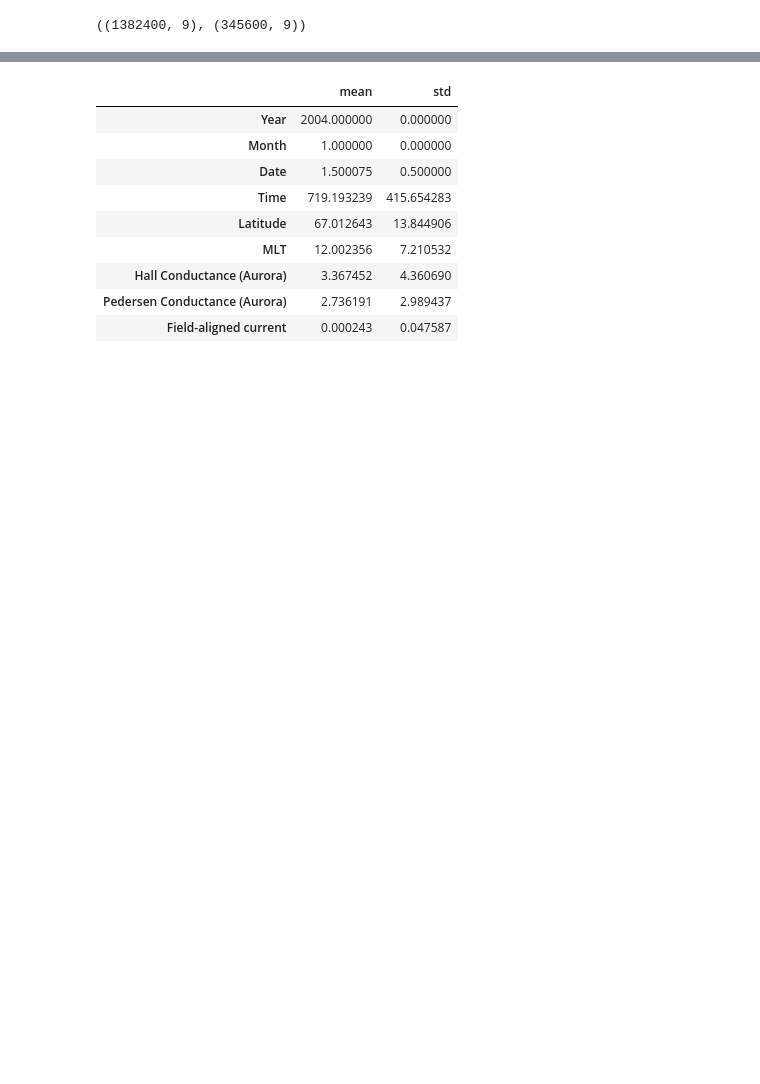
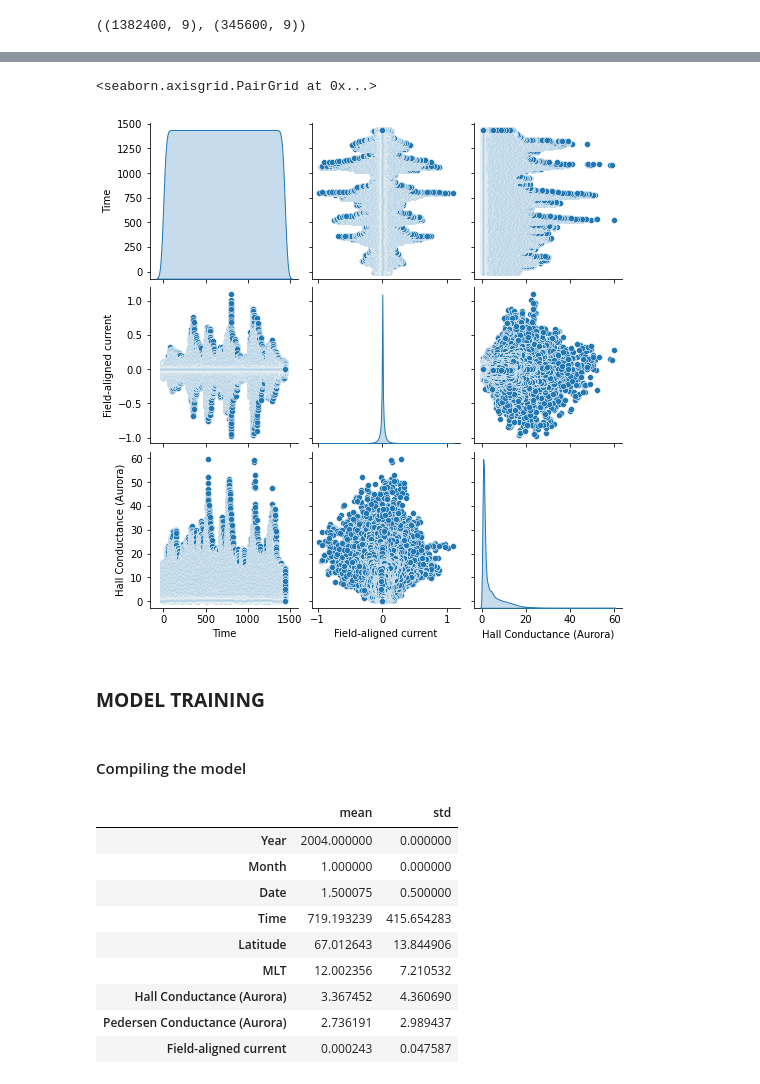
Before and after one commit to sukumarh/Helio-Learning, a Jupyter notebook: Notebook.ipynb, the cells around one changed output, grey strips where cells are left out. Drawn from its saved outputs; the diff is of its cells as text; code cells hidden in the pictures; blank space fills up the shorter version.

Commit message:
Refactored code for visualization & DL

```diff
--- a/Notebook.ipynb
+++ b/Notebook.ipynb
@@ -139,7 +129,7 @@ def read_dataset(year, month, date, file_name):
         year, month, date = int(year), int(month), int(date)
 
         row_num = -1
-        p = a['time'].shape[0] // 5
+        p = a['time'].shape[0] // 10
         for time_ in range(a['time'].shape[0]):
             if time_ % p == 0:
                 print('.', end='')
@@ -239,0 +226,7 @@ train.shape, test.shape
+# %%
+first_row_detail = data_df.iloc[0].Year, data_df.iloc[0].Month, data_df.iloc[0].Date
+# %%
+first_date_df = data_df[(data_df['Year'] == first_row_detail[0]) &
+                        (data_df['Month'] == first_row_detail[1]) &
+                        (data_df['Date'] == first_row_detail[2])]
+first_date_df
@@ -239,0 +249,5 @@ train.shape, test.shape
+# %%
+sns.pairplot(first_date_df[['Time', 'Field-aligned current', 'Hall Conductance (Aurora)']], diag_kind='kde')
+# %% [output]
+<seaborn.axisgrid.PairGrid at 0x...>
+[figure, added]
@@ -239,0 +256,2 @@ train.shape, test.shape
+# %% [markdown]
+### __MODEL TRAINING__
@@ -240,3 +269,5 @@ train.shape, test.shape
+# %% [markdown]
+#### Compiling the model
 # %%
 train.describe().transpose()[['mean', 'std']]
 # %% [output]
```
Also changed, not shown: parts of 74 cells of this notebook.
